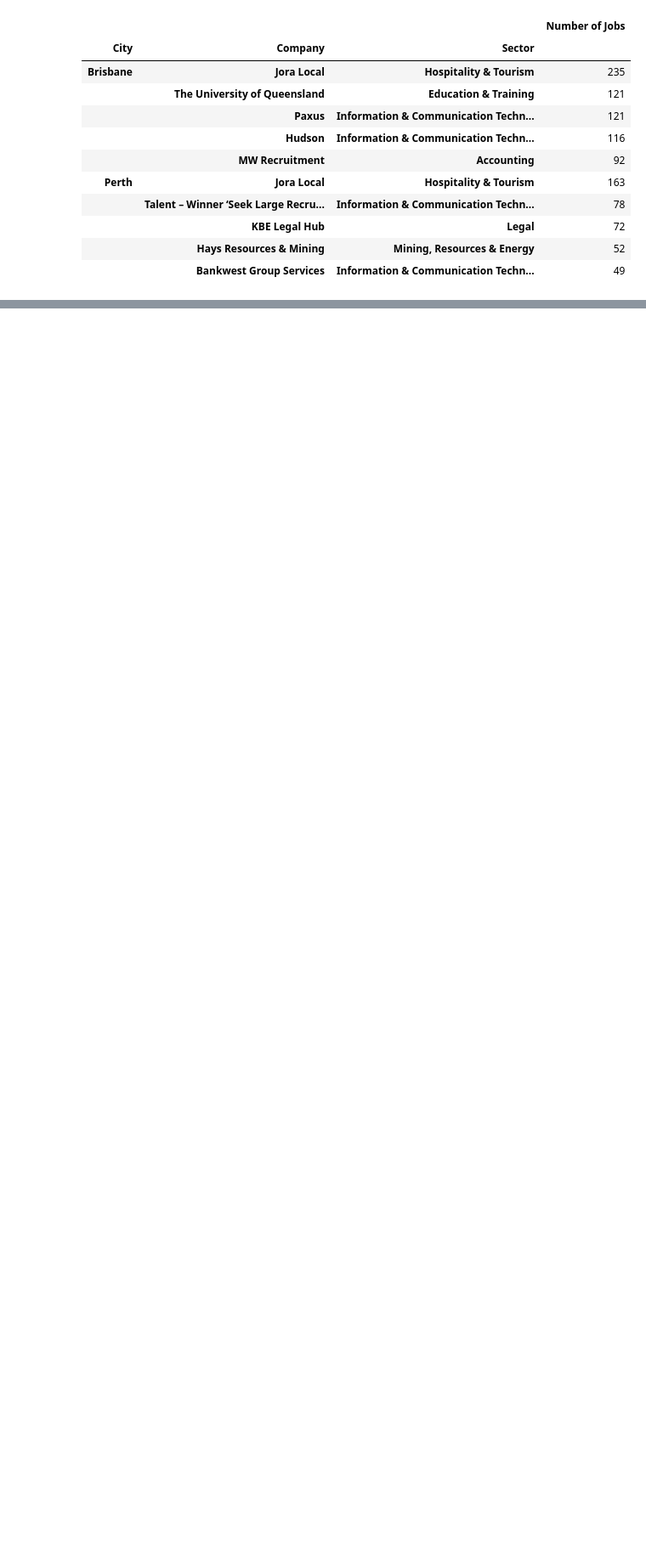
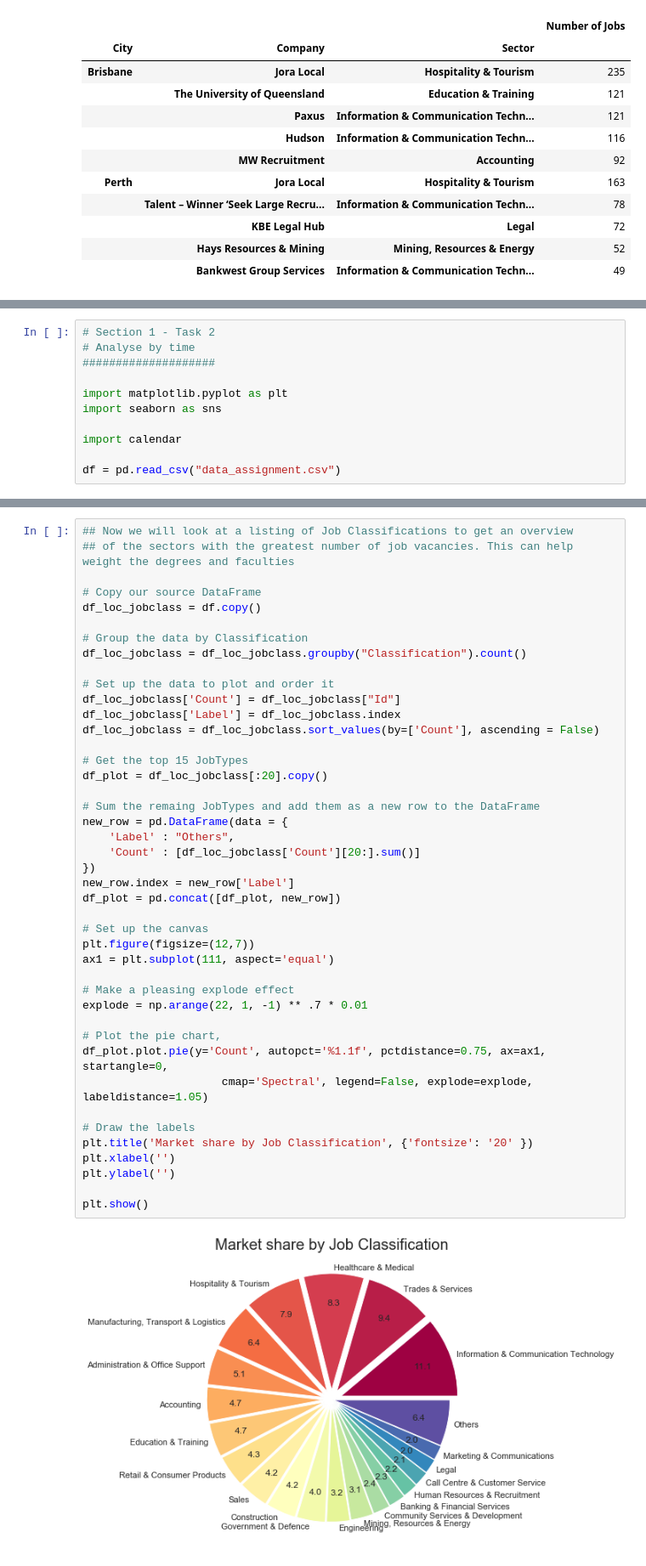
Before and after one commit to muriloOliveira7/7030ICTAssignmentPart2, a Jupyter notebook: job_market.ipynb, the cells around one changed output, grey strips where cells are left out. Shown: that part at 85% size. Cells and saved outputs as stored; diff of their text form; blank space fills up the shorter version.

Commit message:
Update for Task 3

```diff
--- a/job_market.ipynb
+++ b/job_market.ipynb
@@ -362,0 +222,11 @@ axt.legend(['Brisbane', 'Mackay & Coalfields', 'Sunshine Coast',
+# %%
+# Section 1 - Task 2
+# Analyse by time
+####################
+
+import matplotlib.pyplot as plt
+import seaborn as sns
+
+import calendar
+
+df = pd.read_csv("data_assignment.csv")
@@ -362,0 +424,45 @@ axt.legend(['Brisbane', 'Mackay & Coalfields', 'Sunshine Coast',
+# %%
+## Now we will look at a listing of Job Classifications to get an overview
+## of the sectors with the greatest number of job vacancies. This can help weight the degrees and faculties
+
+# Copy our source DataFrame
+df_loc_jobclass = df.copy()
+
+# Group the data by Classification
+df_loc_jobclass = df_loc_jobclass.groupby("Classification").count()
+
+# Set up the data to plot and order it
+df_loc_jobclass['Count'] = df_loc_jobclass["Id"]
+df_loc_jobclass['Label'] = df_loc_jobclass.index
+df_loc_jobclass = df_loc_jobclass.sort_values(by=['Count'], ascending = False)
+
+# Get the top 15 JobTypes
+df_plot = df_loc_jobclass[:20].copy()
+
+# Sum the remaing JobTypes and add them as a new row to the DataFrame
+new_row = pd.DataFrame(data = {
+    'Label' : "Others",
+    'Count' : [df_loc_jobclass['Count'][20:].sum()]
+})
+new_row.index = new_row['Label']
+df_plot = pd.concat([df_plot, new_row])
+
+# Set up the canvas
+plt.figure(figsize=(12,7))
+ax1 = plt.subplot(111, aspect='equal')
+
+# Make a pleasing explode effect
+explode = np.arange(22, 1, -1) ** .7 * 0.01
+
+# Plot the pie chart,
+df_plot.plot.pie(y='Count', autopct='%1.1f', pctdistance=0.75, ax=ax1, startangle=0,
+                     cmap='Spectral', legend=False, explode=explode, labeldistance=1.05)
+
+# Draw the labels
+plt.title('Market share by Job Classification', {'fontsize': '20' })
+plt.xlabel('')
+plt.ylabel('')
+
+plt.show()
+# %% [output]
+[figure, added]
```
Also changed, not shown: parts of 12 cells of this notebook.
